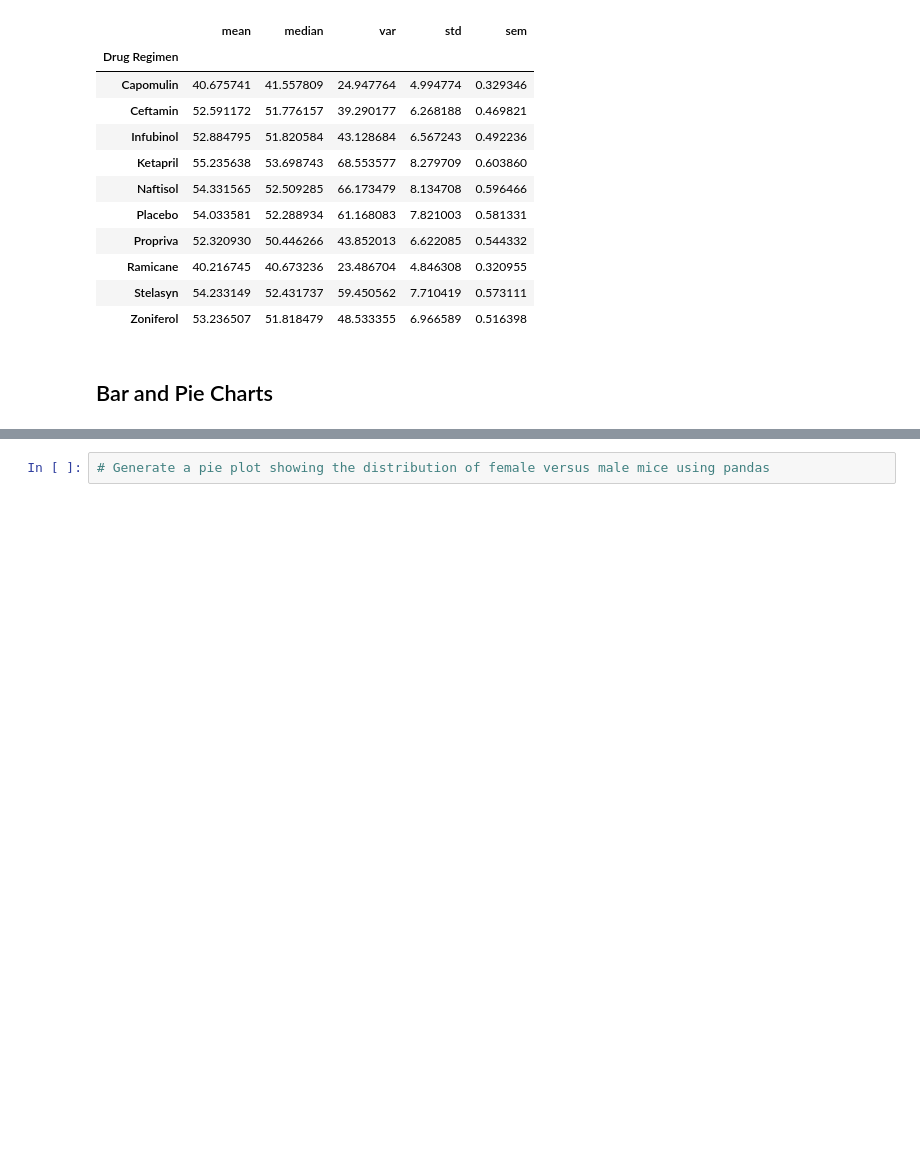
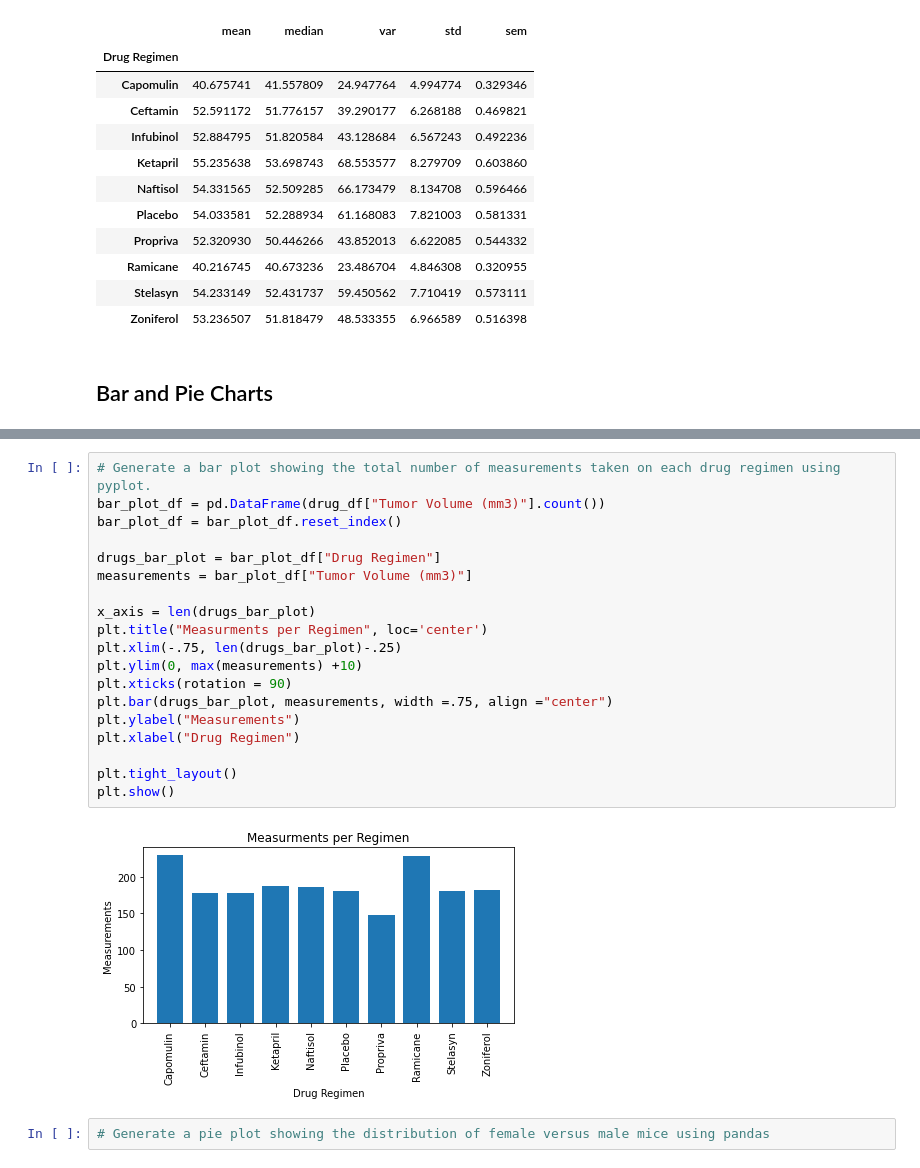
Before and after one commit to gregb23/Matplotlib-Homework, a Jupyter notebook: Pymaceuticals/pymaceuticals.ipynb, the cells around one changed output, grey strips where cells are left out. Saved outputs shown, nothing was run; the diff lists cells and outputs as text; blank space fills up the shorter version.

```diff
--- a/Pymaceuticals/pymaceuticals.ipynb
+++ b/Pymaceuticals/pymaceuticals.ipynb
@@ -171,3 +177,24 @@ drug_df["Tumor Volume (mm3)"].agg(['mean','median','var', 'std','sem'])
+# %%
+# Generate a bar plot showing the total number of measurements taken on each drug regimen using pyplot.
+bar_plot_df = pd.DataFrame(drug_df["Tumor Volume (mm3)"].count())
+bar_plot_df = bar_plot_df.reset_index()
+
+drugs_bar_plot = bar_plot_df["Drug Regimen"]
+measurements = bar_plot_df["Tumor Volume (mm3)"]
+
+x_axis = len(drugs_bar_plot)
+plt.title("Measurments per Regimen", loc='center')
+plt.xlim(-.75, len(drugs_bar_plot)-.25)
+plt.ylim(0, max(measurements) +10)
+plt.xticks(rotation = 90)
+plt.bar(drugs_bar_plot, measurements, width =.75, align ="center")
+plt.ylabel("Measurements")
+plt.xlabel("Drug Regimen")
+
+plt.tight_layout()
+plt.show()
+# %% [output]
+[figure, added]
 # %%
 # Generate a pie plot showing the distribution of female versus male mice using pandas
 # %%
```
Also changed, not shown: parts of 2 cells of this notebook.
